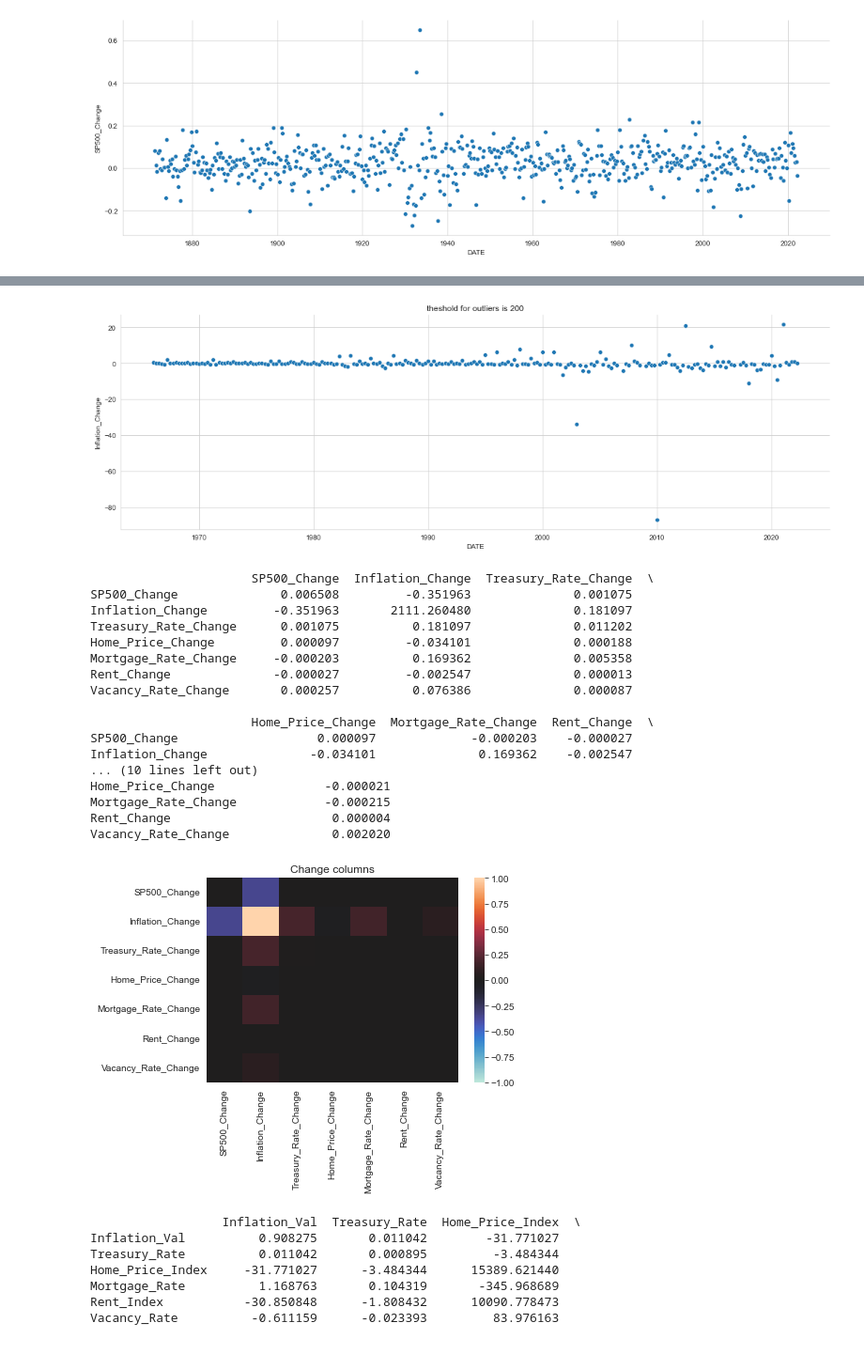
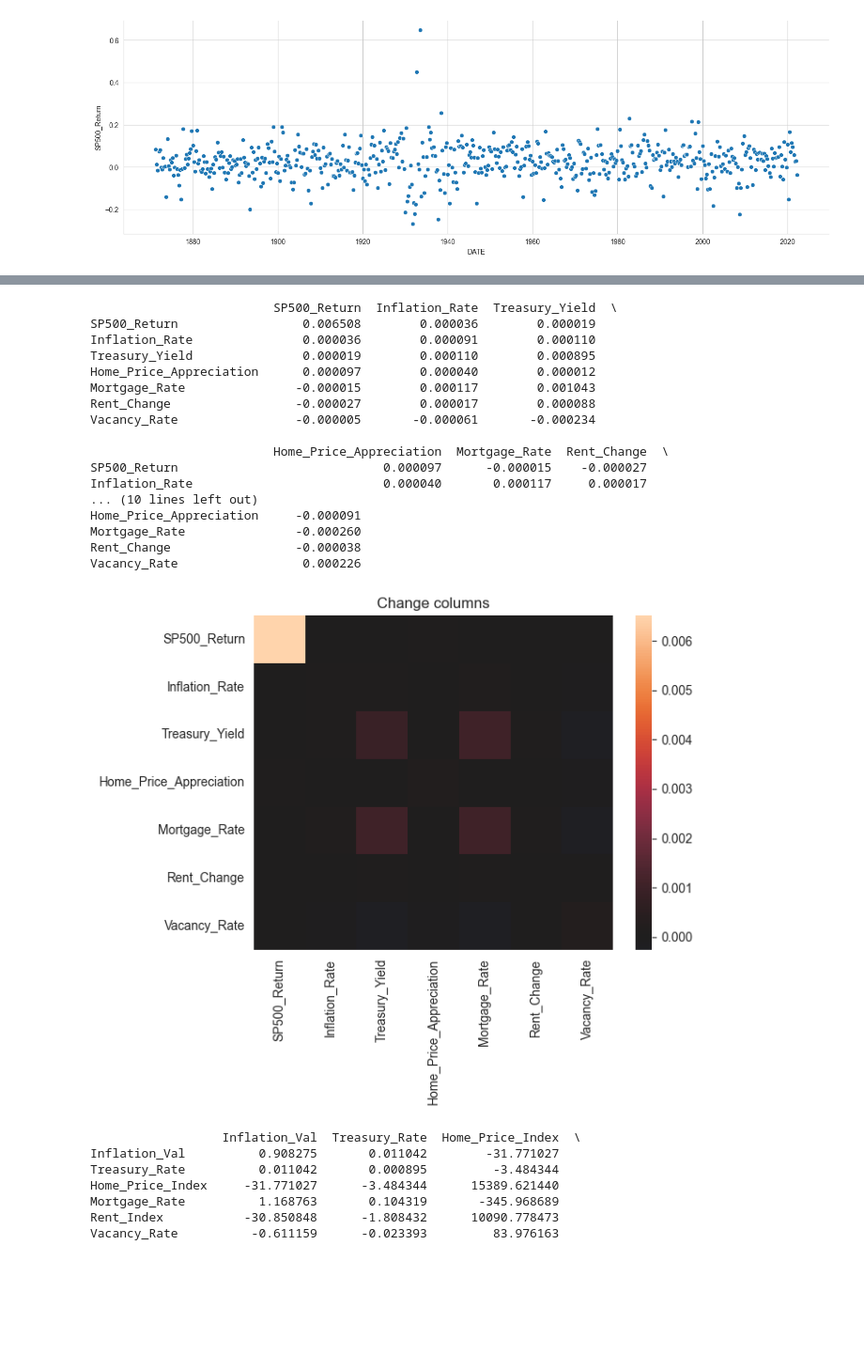
Before and after one commit to chriskelly/LifeFinances, a Jupyter notebook: data/historic_data/data_generation.ipynb, the cells around one changed output, grey strips where cells are left out. Shown at 94% size. Cells and saved outputs as stored; diff of their text form; code cells hidden in the pictures; blank space fills up the shorter version.

Commit message:
#9 cleaned up data and reran covMatrix

```diff
--- a/data/historic_data/data_generation.ipynb
+++ b/data/historic_data/data_generation.ipynb
@@ -6,12 +17,20 @@ Some of the variables do not look Normal, and therefore the multivariate_normal
 import numpy as np,pandas as pd
 import matplotlib.pyplot as plt, seaborn as sn
 # %%
-SP500_quart_rate = pd.read_csv('SP500_quart_rate.csv',header=0,names=['DATE','SP500_Change'])
-inflation_quart_rate = pd.read_csv('inflation_quart_rate.csv',header=0,names=['DATE','Inflation_Val','Inflation_Change'])
-treasury_bond_quart_rate = pd.read_csv('treasury_bond_quart_rate.csv',header=0,names=['DATE','Treasury_Rate','Treasury_Rate_Change'])
-home_price_quart_rate = pd.read_csv('home_price_quart_rate.csv',header=0,names=['DATE','Home_Price_Index','Home_Price_Change'])
+SP500_quart_rate = pd.read_csv('SP500_quart_rate.csv',header=0,names=['DATE','SP500_Return'])
+inflation_quart_rate = pd.read_csv('inflation_quart_rate.csv',header=0,names=['DATE','Inflation_Rate'])
+treasury_bond_quart_rate = pd.read_csv('treasury_bond_quart_rate.csv',header=0,names=['DATE','Treasury_Yield','Treasury_Yield_Change'])
+home_price_quart_rate = pd.read_csv('home_price_quart_rate.csv',header=0,names=['DATE','Home_Price_Index','Home_Price_Appreciation'])
 mortgage_quart_rate = pd.read_csv('mortgage_quart_rate.csv',header=0,names=['DATE','Mortgage_Rate','Mortgage_Rate_Change'])
 rent_quart_rate = pd.read_csv('rent_quart_rate.csv',header=0,names=['DATE','Rent_Index','Rent_Change'])
 vacancy_quart_rate = pd.read_csv('vacancy_quart_rate.csv',header=0,names=['DATE','Vacancy_Rate','Vacancy_Rate_Change'])
-SP500_quart_rate.head()
+
+merged_df = SP500_quart_rate.merge(inflation_quart_rate, how='left',left_on='DATE', right_on='DATE')
+merged_df = merged_df.merge(treasury_bond_quart_rate, how='left',left_on='DATE', right_on='DATE')
+merged_df = merged_df.merge(home_price_quart_rate, how='left',left_on='DATE', right_on='DATE')
+merged_df = merged_df.merge(mortgage_quart_rate, how='left',left_on='DATE', right_on='DATE')
+merged_df = merged_df.merge(rent_quart_rate, how='left',left_on='DATE', right_on='DATE')
+merged_df = merged_df.merge(vacancy_quart_rate, how='left',left_on='DATE', right_on='DATE')
+merged_df.drop(columns=['Treasury_Yield_Change','Home_Price_Index','Mortgage_Rate_Change','Rent_Index','Vacancy_Rate_Change'],inplace=True)
+merged_df.describe()
 # %% [output]
@@ -67,38 +61,29 @@ plt.show()
-# %%
-thresh=200
-sn.relplot(data=merged_df[(merged_df['Inflation_Change']<thresh) & (merged_df['Inflation_Change']>-thresh)],
-           x='DATE', y='Inflation_Change',
-           aspect=3)
-plt.title(f"theshold for outliers is {thresh}")
-plt.show()
-# %% [output]
-[figure, removed]
 # %%
-columns= merged_df.columns[merged_df.columns.str.endswith('Change')]
-covMatrix = merged_df[columns].cov()
+covMatrix = merged_df.cov()
 print(covMatrix)
-sn.heatmap(covMatrix, vmin=-1, vmax=1, center=0)
+# sn.heatmap(covMatrix, vmin=-1, vmax=1, center=0)
+sn.heatmap(covMatrix, center=0)
 plt.title('Change columns')
 plt.show()
 # %% [output]
-                      SP500_Change  Inflation_Change  Treasury_Rate_Change  \
-SP500_Change              0.006508         -0.351963              0.001075
-Inflation_Change         -0.351963       2111.260480              0.181097
-Treasury_Rate_Change      0.001075          0.181097              0.011202
-Home_Price_Change         0.000097         -0.034101              0.000188
-Mortgage_Rate_Change     -0.000203          0.169362              0.005358
-Rent_Change              -0.000027         -0.002547              0.000013
-Vacancy_Rate_Change       0.000257          0.076386              0.000087
+                         SP500_Return  Inflation_Rate  Treasury_Yield  \
+SP500_Return                 0.006508        0.000036        0.000019
+Inflation_Rate               0.000036        0.000091        0.000110
+Treasury_Yield               0.000019        0.000110        0.000895
+Home_Price_Appreciation      0.000097        0.000040        0.000012
+Mortgage_Rate               -0.000015        0.000117        0.001043
+Rent_Change                 -0.000027        0.000017        0.000088
+Vacancy_Rate                -0.000005       -0.000061       -0.000234
 
-                      Home_Price_Change  Mortgage_Rate_Change  Rent_Change  \
-SP500_Change                   0.000097             -0.000203    -0.000027
-Inflation_Change              -0.034101              0.169362    -0.002547
+                         Home_Price_Appreciation  Mortgage_Rate  Rent_Change  \
+SP500_Return                            0.000097      -0.000015    -0.000027
+Inflation_Rate                          0.000040       0.000117     0.000017
 ... (10 lines left out)
-Home_Price_Change               -0.000021
-Mortgage_Rate_Change            -0.000215
-Rent_Change                      0.000004
-Vacancy_Rate_Change              0.002020
+Home_Price_Appreciation     -0.000091
+Mortgage_Rate               -0.000260
+Rent_Change                 -0.000038
+Vacancy_Rate                 0.000226
-[figure, old version]
+[figure, new version]
 # %%
 columns= merged_df.columns[~merged_df.columns.str.endswith('Change')]
 covMatrix = merged_df[columns].cov()
```
Also changed, not shown: parts of 8 cells of this notebook, 4 other files.
